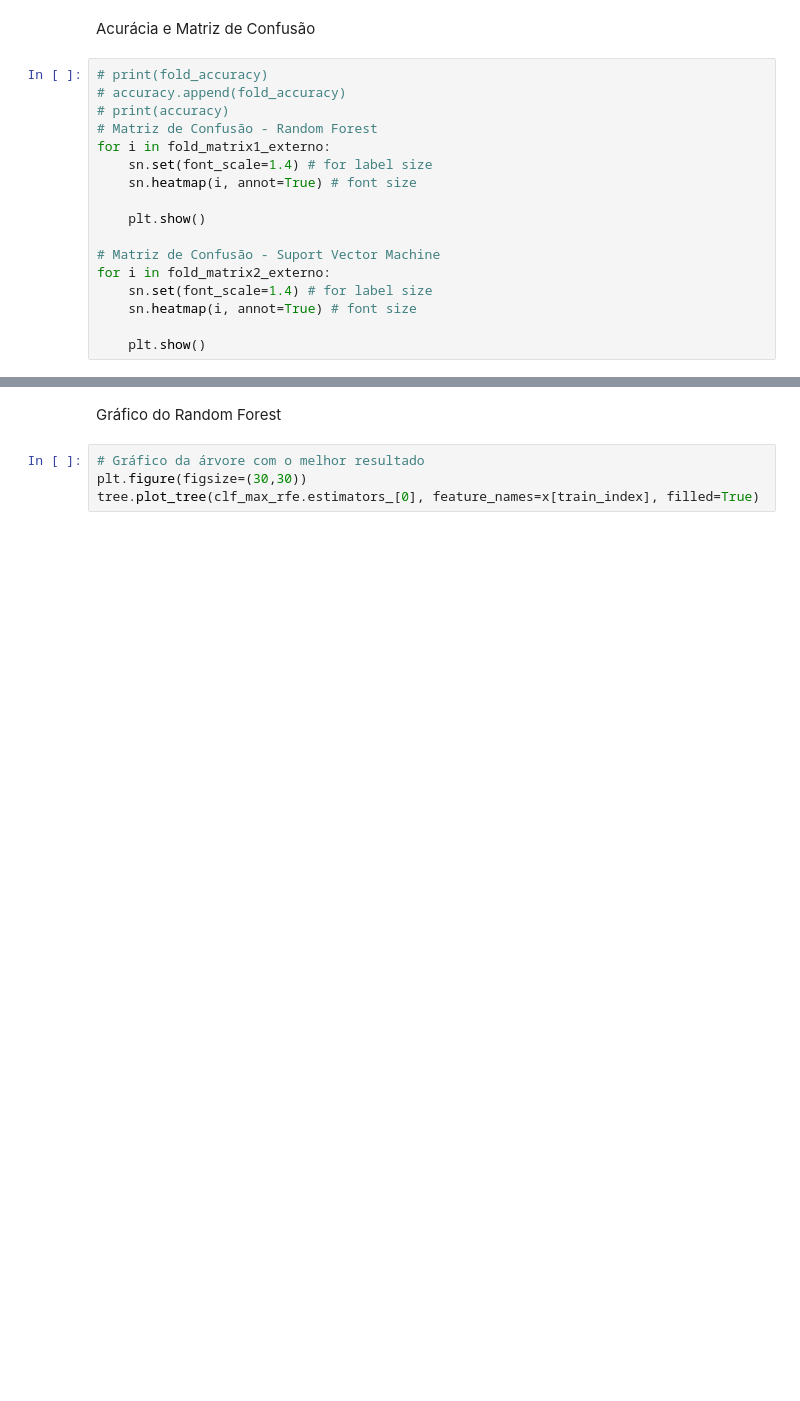
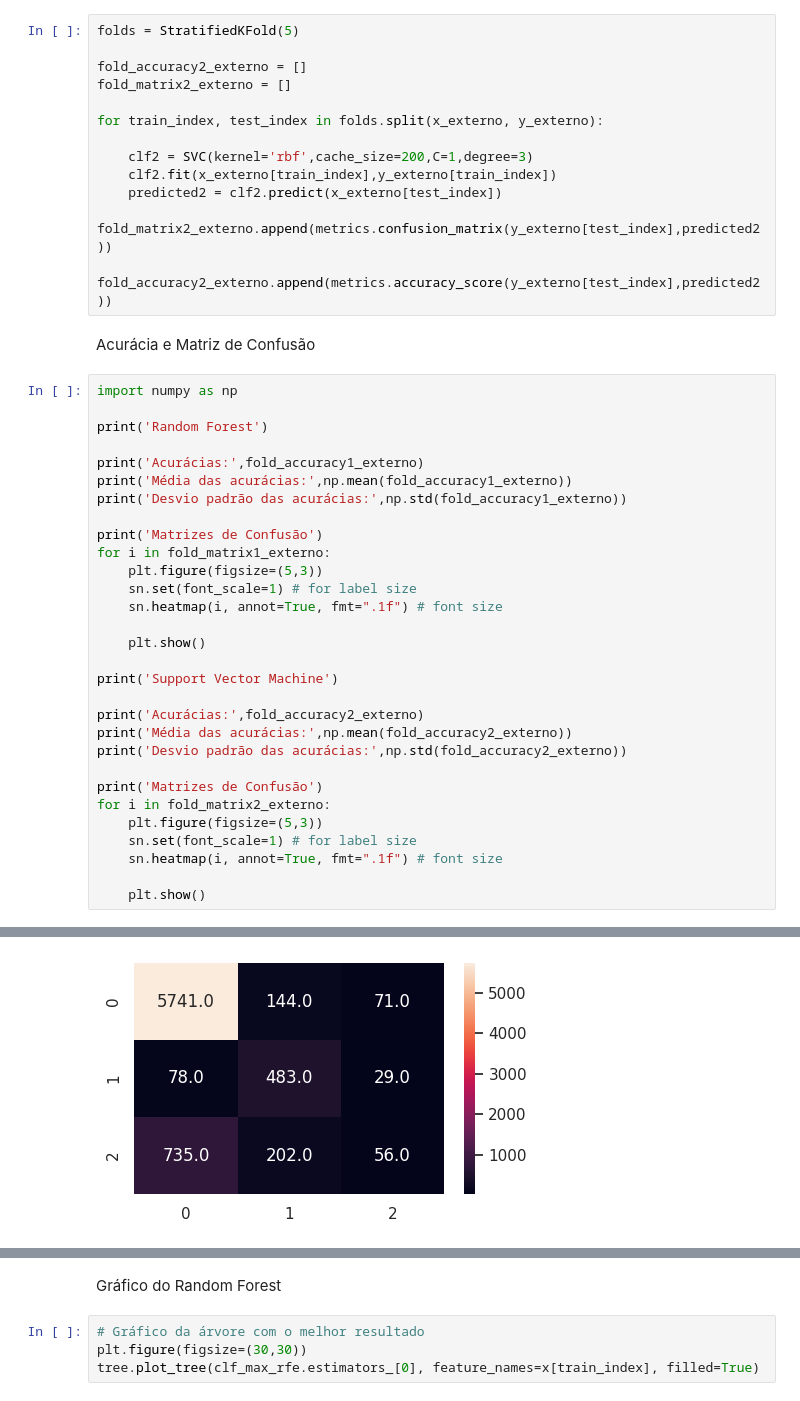
Before and after one commit to laisdumont/C0051-AM, a Jupyter notebook: classification/classificacoes.ipynb, the cells around one changed output, grey strips where cells are left out. Drawn from its saved outputs; the diff is of its cells as text; blank space fills up the shorter version.

```diff
--- a/classification/classificacoes.ipynb
+++ b/classification/classificacoes.ipynb
@@ -163,19 +266,46 @@ FileNotFoundError: [Errno 2] No such file or directory: 'datasets/dadosExternosT
+# %%
+folds = StratifiedKFold(5)
+
+fold_accuracy2_externo = []
+fold_matrix2_externo = []
+
+for train_index, test_index in folds.split(x_externo, y_externo):
+
+    clf2 = SVC(kernel='rbf',cache_size=200,C=1,degree=3)
+    clf2.fit(x_externo[train_index],y_externo[train_index])
+    predicted2 = clf2.predict(x_externo[test_index])
+    fold_matrix2_externo.append(metrics.confusion_matrix(y_externo[test_index],predicted2))
+    fold_accuracy2_externo.append(metrics.accuracy_score(y_externo[test_index],predicted2))
 # %% [markdown]
 Acurácia e Matriz de Confusão
 # %%
-# print(fold_accuracy)
-# accuracy.append(fold_accuracy)
-# print(accuracy)
-# Matriz de Confusão - Random Forest
+import numpy as np
+
+print('Random Forest')
+
+print('Acurácias:',fold_accuracy1_externo)
+print('Média das acurácias:',np.mean(fold_accuracy1_externo))
+print('Desvio padrão das acurácias:',np.std(fold_accuracy1_externo))
+
+print('Matrizes de Confusão')
 for i in fold_matrix1_externo:
-    sn.set(font_scale=1.4) # for label size
-    sn.heatmap(i, annot=True) # font size
+    plt.figure(figsize=(5,3))
+    sn.set(font_scale=1) # for label size
+    sn.heatmap(i, annot=True, fmt=".1f") # font size
 
     plt.show()
 
-# Matriz de Confusão - Suport Vector Machine
+print('Support Vector Machine')
+
+print('Acurácias:',fold_accuracy2_externo)
+print('Média das acurácias:',np.mean(fold_accuracy2_externo))
+print('Desvio padrão das acurácias:',np.std(fold_accuracy2_externo))
+
+print('Matrizes de Confusão')
 for i in fold_matrix2_externo:
-    sn.set(font_scale=1.4) # for label size
-    sn.heatmap(i, annot=True) # font size
+    plt.figure(figsize=(5,3))
+    sn.set(font_scale=1) # for label size
+    sn.heatmap(i, annot=True, fmt=".1f") # font size
 
     plt.show()
+# %% [output]
@@ -181,0 +317 @@ for i in fold_matrix2_externo:
+[figure, added]
```
Also changed, not shown: parts of 18 cells of this notebook, 26 other files.
